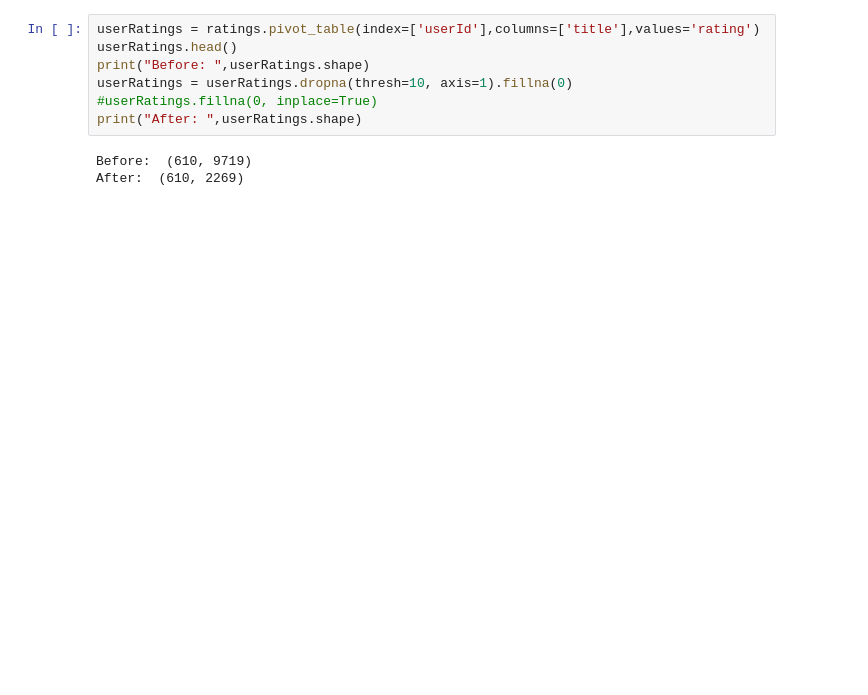
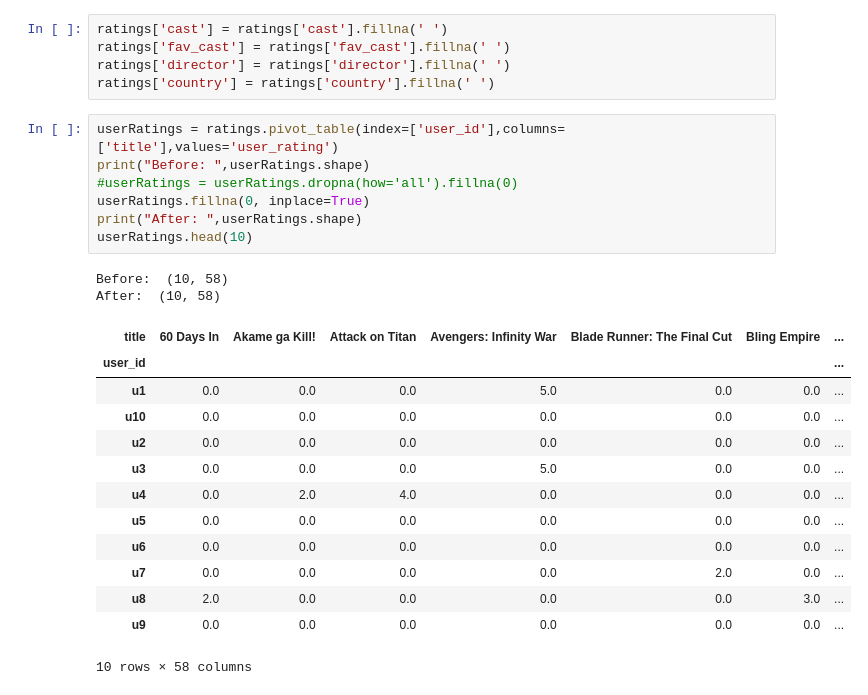
Before and after one commit to erictan23/RecommenderSystem, a Jupyter notebook: Collaborative Filtering.ipynb, the cells around one changed output. Cells and saved outputs as stored; diff of their text form; blank space fills up the shorter version.

```diff
--- a/Collaborative Filtering.ipynb
+++ b/Collaborative Filtering.ipynb
@@ -17,10 +19,28 @@ ratings.head()
+# %%
+ratings['cast'] = ratings['cast'].fillna(' ')
+ratings['fav_cast'] = ratings['fav_cast'].fillna(' ')
+ratings['director'] = ratings['director'].fillna(' ')
+ratings['country'] = ratings['country'].fillna(' ')
 # %%
-userRatings = ratings.pivot_table(index=['userId'],columns=['title'],values='rating')
-userRatings.head()
+userRatings = ratings.pivot_table(index=['user_id'],columns=['title'],values='user_rating')
 print("Before: ",userRatings.shape)
-userRatings = userRatings.dropna(thresh=10, axis=1).fillna(0)
-#userRatings.fillna(0, inplace=True)
+#userRatings = userRatings.dropna(how='all').fillna(0)
+userRatings.fillna(0, inplace=True)
 print("After: ",userRatings.shape)
+userRatings.head(10)
 # %% [output]
-Before:  (610, 9719)
-After:  (610, 2269)
+Before:  (10, 58)
+After:  (10, 58)
+| title | 60 Days In | Akame ga Kill! | Attack on Titan | Avengers: Infinity War | Blade Runner: The Final Cut | Bling Empire | ... |
+| user_id |  |  |  |  |  |  | ... |
+| u1 | 0.0 | 0.0 | 0.0 | 5.0 | 0.0 | 0.0 | ... |
+| u10 | 0.0 | 0.0 | 0.0 | 0.0 | 0.0 | 0.0 | ... |
+| u2 | 0.0 | 0.0 | 0.0 | 0.0 | 0.0 | 0.0 | ... |
+| u3 | 0.0 | 0.0 | 0.0 | 5.0 | 0.0 | 0.0 | ... |
+| u4 | 0.0 | 2.0 | 4.0 | 0.0 | 0.0 | 0.0 | ... |
+| u5 | 0.0 | 0.0 | 0.0 | 0.0 | 0.0 | 0.0 | ... |
+| u6 | 0.0 | 0.0 | 0.0 | 0.0 | 0.0 | 0.0 | ... |
+| u7 | 0.0 | 0.0 | 0.0 | 0.0 | 2.0 | 0.0 | ... |
+| u8 | 2.0 | 0.0 | 0.0 | 0.0 | 0.0 | 3.0 | ... |
+| u9 | 0.0 | 0.0 | 0.0 | 0.0 | 0.0 | 0.0 | ... |
+10 rows × 58 columns
```
Also changed, not shown: parts of 14 cells of this notebook, 1 other file.
